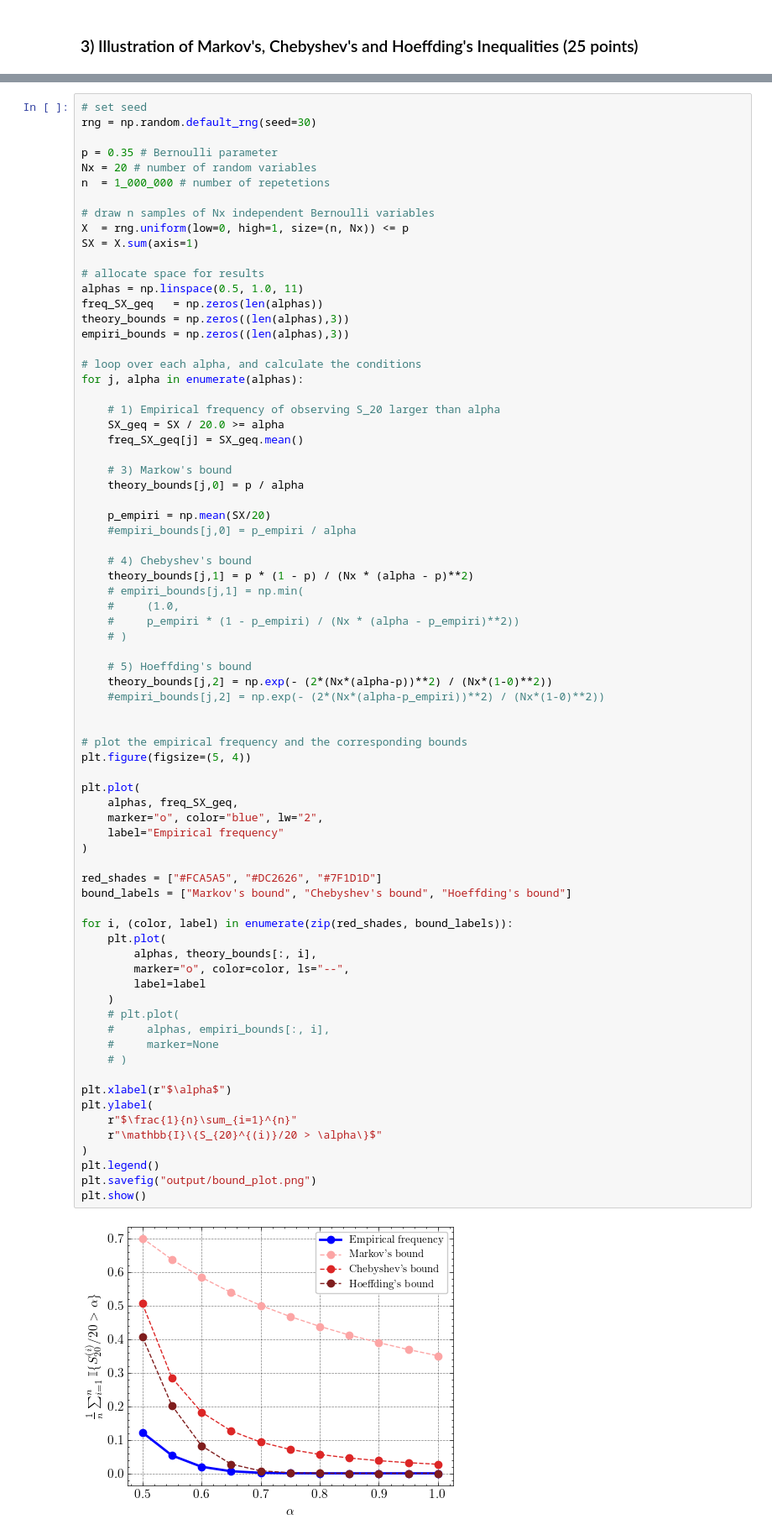
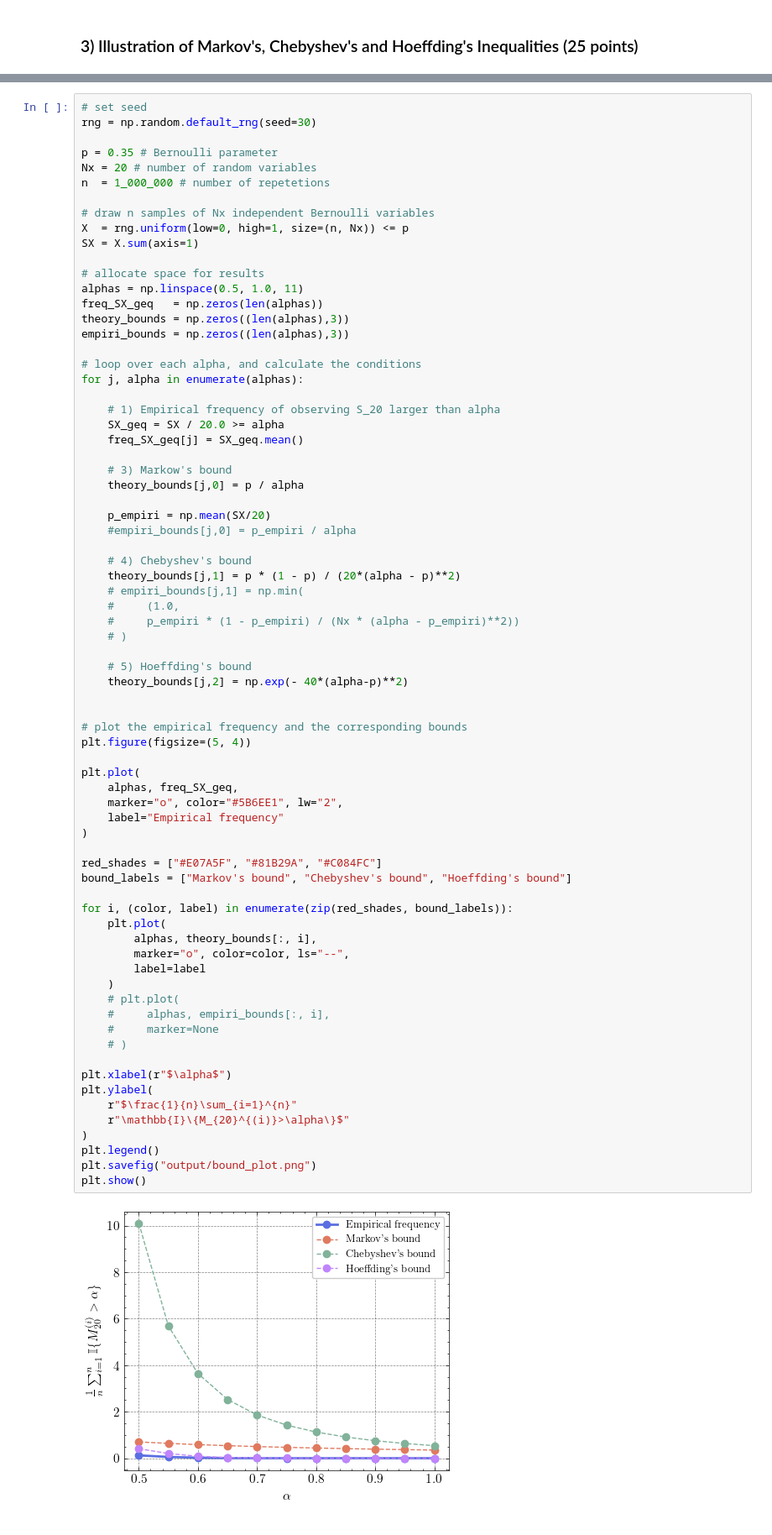
Before and after one commit to MO-tothe-ES/MLA_DIKU, a Jupyter notebook: Assignments/HA2/HA2_consentration_of_measure.ipynb, the cells around one changed output, grey strips where cells are left out. Shown at 84% size. Saved outputs shown, nothing was run; the diff lists cells and outputs as text.

```diff
--- a/Assignments/HA2/HA2_consentration_of_measure.ipynb
+++ b/Assignments/HA2/HA2_consentration_of_measure.ipynb
@@ -45,47 +45,46 @@ for j, alpha in enumerate(alphas):
     #empiri_bounds[j,0] = p_empiri / alpha
 
     # 4) Chebyshev's bound
-    theory_bounds[j,1] = p * (1 - p) / (Nx * (alpha - p)**2)
+    theory_bounds[j,1] = p * (1 - p) / (20*(alpha - p)**2)
     # empiri_bounds[j,1] = np.min(
     #     (1.0,
     #     p_empiri * (1 - p_empiri) / (Nx * (alpha - p_empiri)**2))
     # )
 
     # 5) Hoeffding's bound
-    theory_bounds[j,2] = np.exp(- (2*(Nx*(alpha-p))**2) / (Nx*(1-0)**2))
-    #empiri_bounds[j,2] = np.exp(- (2*(Nx*(alpha-p_empiri))**2) / (Nx*(1-0)**2))
+    theory_bounds[j,2] = np.exp(- 40*(alpha-p)**2)
 
 
 # plot the empirical frequency and the corresponding bounds
 plt.figure(figsize=(5, 4))
 
 plt.plot(
     alphas, freq_SX_geq,
-    marker="o", color="blue", lw="2",
+    marker="o", color="#5B6EE1", lw="2",
     label="Empirical frequency"
 )
 
-red_shades = ["#FCA5A5", "#DC2626", "#7F1D1D"]
+red_shades = ["#E07A5F", "#81B29A", "#C084FC"]
 bound_labels = ["Markov's bound", "Chebyshev's bound", "Hoeffding's bound"]
 
 for i, (color, label) in enumerate(zip(red_shades, bound_labels)):
     plt.plot(
         alphas, theory_bounds[:, i],
         marker="o", color=color, ls="--",
         label=label
     )
     # plt.plot(
     #     alphas, empiri_bounds[:, i],
     #     marker=None
     # )
 
 plt.xlabel(r"$\alpha$")
 plt.ylabel(
     r"$\frac{1}{n}\sum_{i=1}^{n}"
-    r"\mathbb{I}\{S_{20}^{(i)}/20 > \alpha\}$"
+    r"\mathbb{I}\{M_{20}^{(i)}>\alpha\}$"
 )
 plt.legend()
 plt.savefig("output/bound_plot.png")
 plt.show()
 # %% [output]
-[figure, old version]
+[figure, new version]
```
Also changed, not shown: 4 other files.
